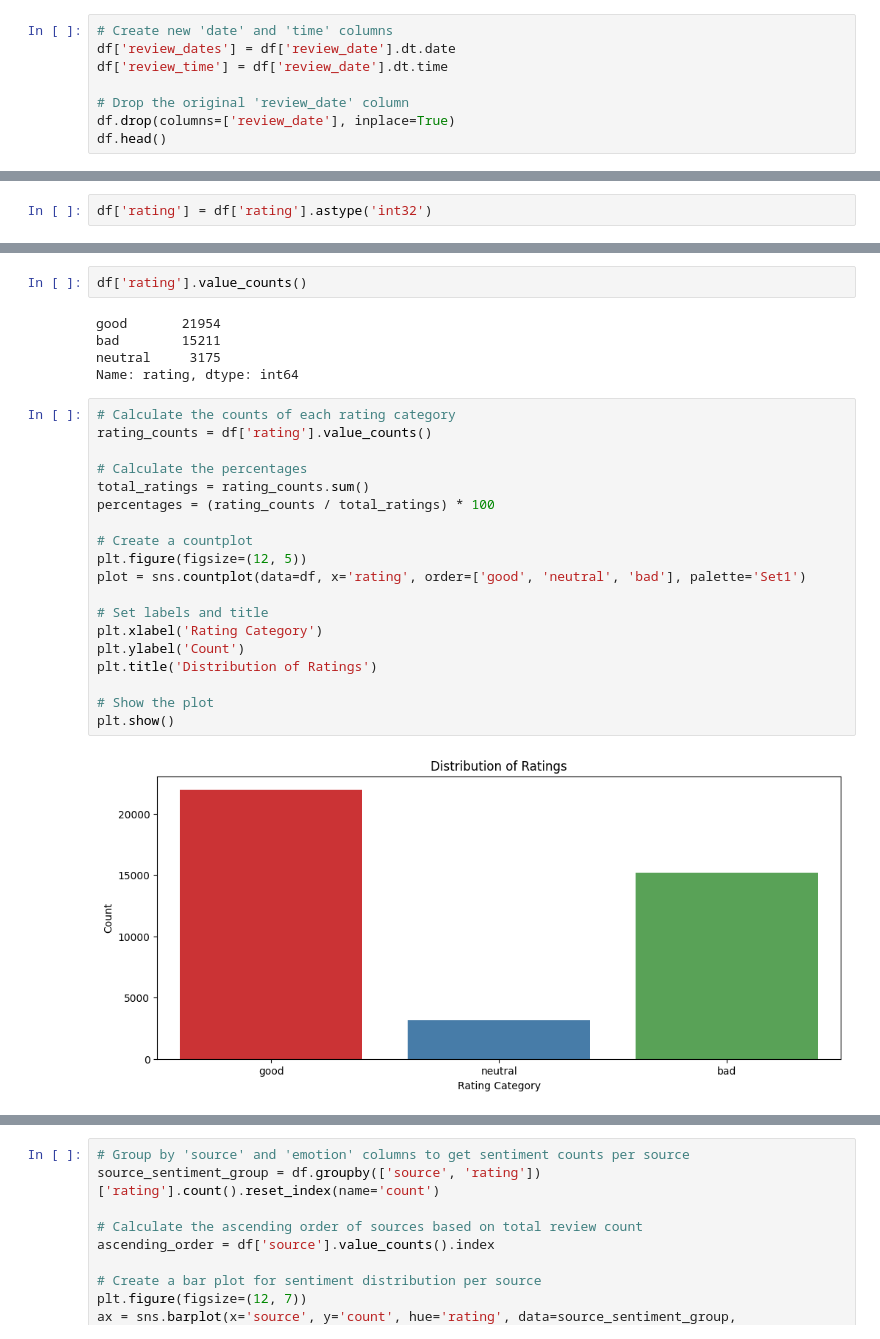
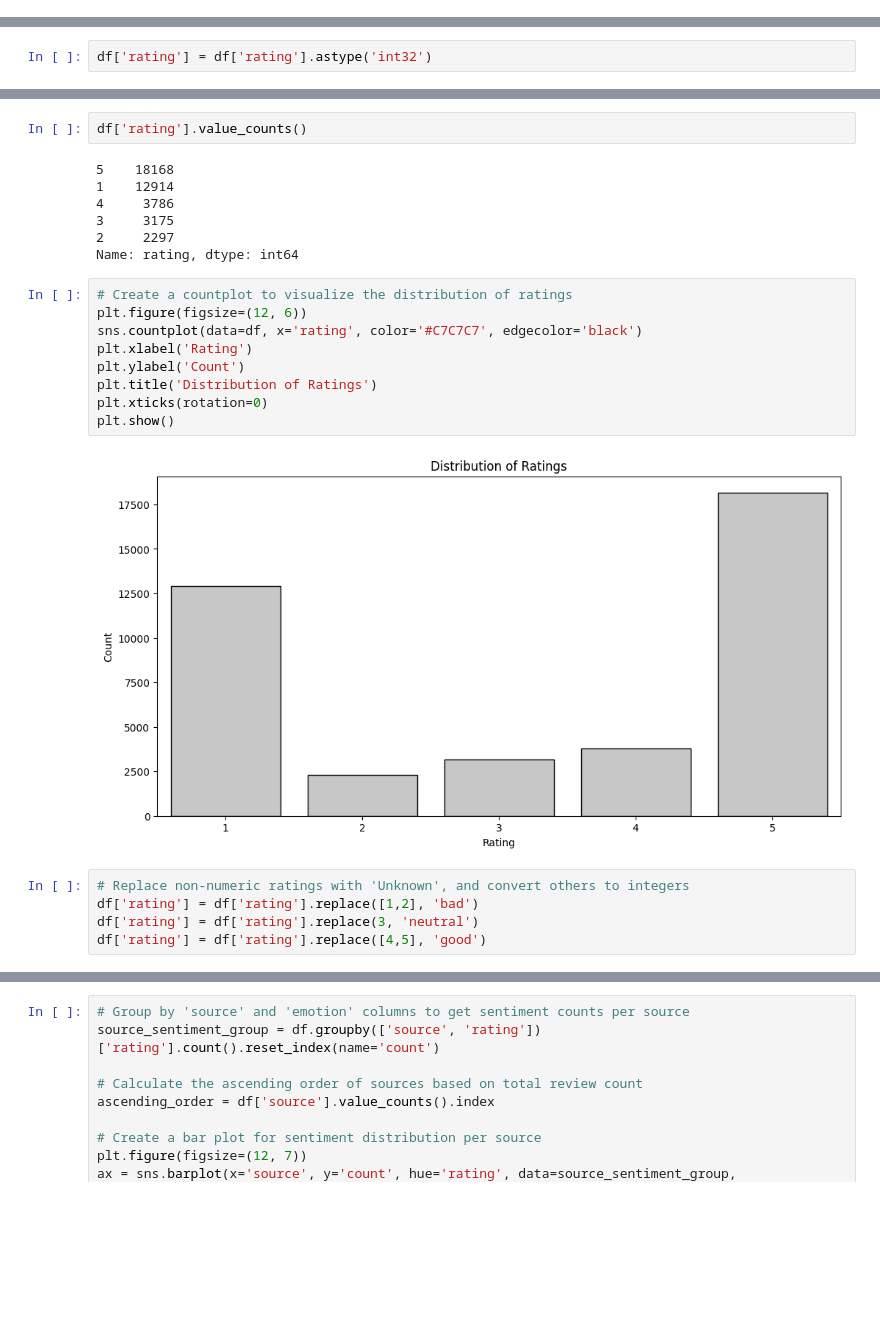
Before and after one commit to ndungek/Threads-Reviews-Sentiment-Analysis, a Jupyter notebook: reviews.ipynb, the cells around one changed output, grey strips where cells are left out. Saved outputs shown, nothing was run; the diff lists cells and outputs as text; blank space fills up the shorter version.

```diff
--- a/reviews.ipynb
+++ b/reviews.ipynb
@@ -152,8 +157,0 @@ dtype('<M8[ns]')
-# %%
-# Create new 'date' and 'time' columns
-df['review_dates'] = df['review_date'].dt.date
-df['review_time'] = df['review_date'].dt.time
-
-# Drop the original 'review_date' column
-df.drop(columns=['review_date'], inplace=True)
-df.head()
@@ -186,28 +180,25 @@ df['rating'] = df['rating'].replace([4,5], 'good')
 # %%
 df['rating'].value_counts()
 # %% [output]
-good       21954
-bad        15211
-neutral     3175
+5    18168
+1    12914
+4     3786
+3     3175
+2     2297
 Name: rating, dtype: int64
 # %%
-# Calculate the counts of each rating category
-rating_counts = df['rating'].value_counts()
-
-# Calculate the percentages
-total_ratings = rating_counts.sum()
-percentages = (rating_counts / total_ratings) * 100
-
-# Create a countplot
-plt.figure(figsize=(12, 5))
-plot = sns.countplot(data=df, x='rating', order=['good', 'neutral', 'bad'], palette='Set1')
-
-# Set labels and title
-plt.xlabel('Rating Category')
+# Create a countplot to visualize the distribution of ratings
+plt.figure(figsize=(12, 6))
+sns.countplot(data=df, x='rating', color='#C7C7C7', edgecolor='black')
+plt.xlabel('Rating')
 plt.ylabel('Count')
 plt.title('Distribution of Ratings')
-
-# Show the plot
+plt.xticks(rotation=0)
 plt.show()
 # %% [output]
-[figure, old version]
+[figure, new version]
+# %%
+# Replace non-numeric ratings with 'Unknown', and convert others to integers
+df['rating'] = df['rating'].replace([1,2], 'bad')
+df['rating'] = df['rating'].replace(3, 'neutral')
+df['rating'] = df['rating'].replace([4,5], 'good')
```
Also changed, not shown: parts of 39 cells of this notebook.
